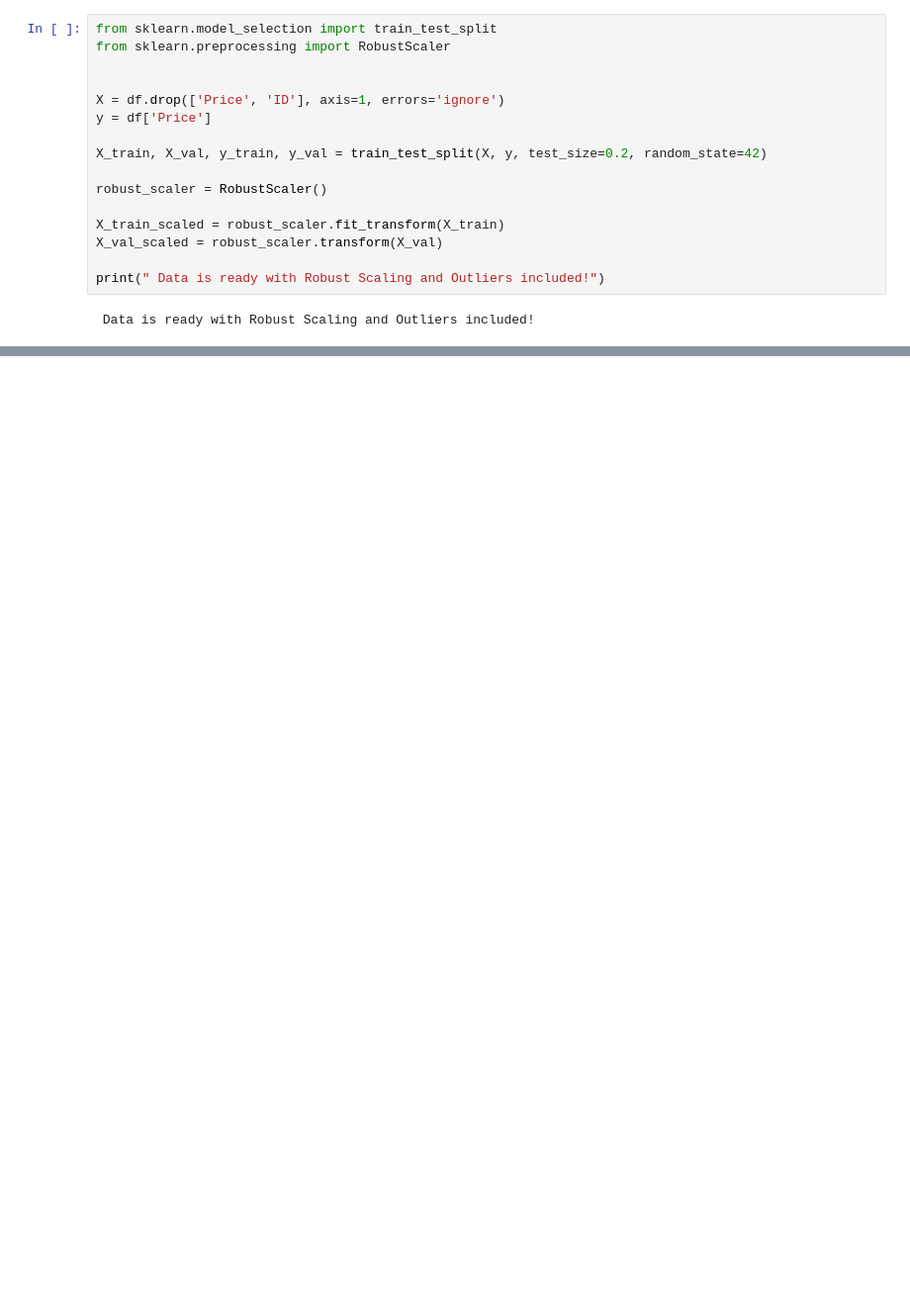
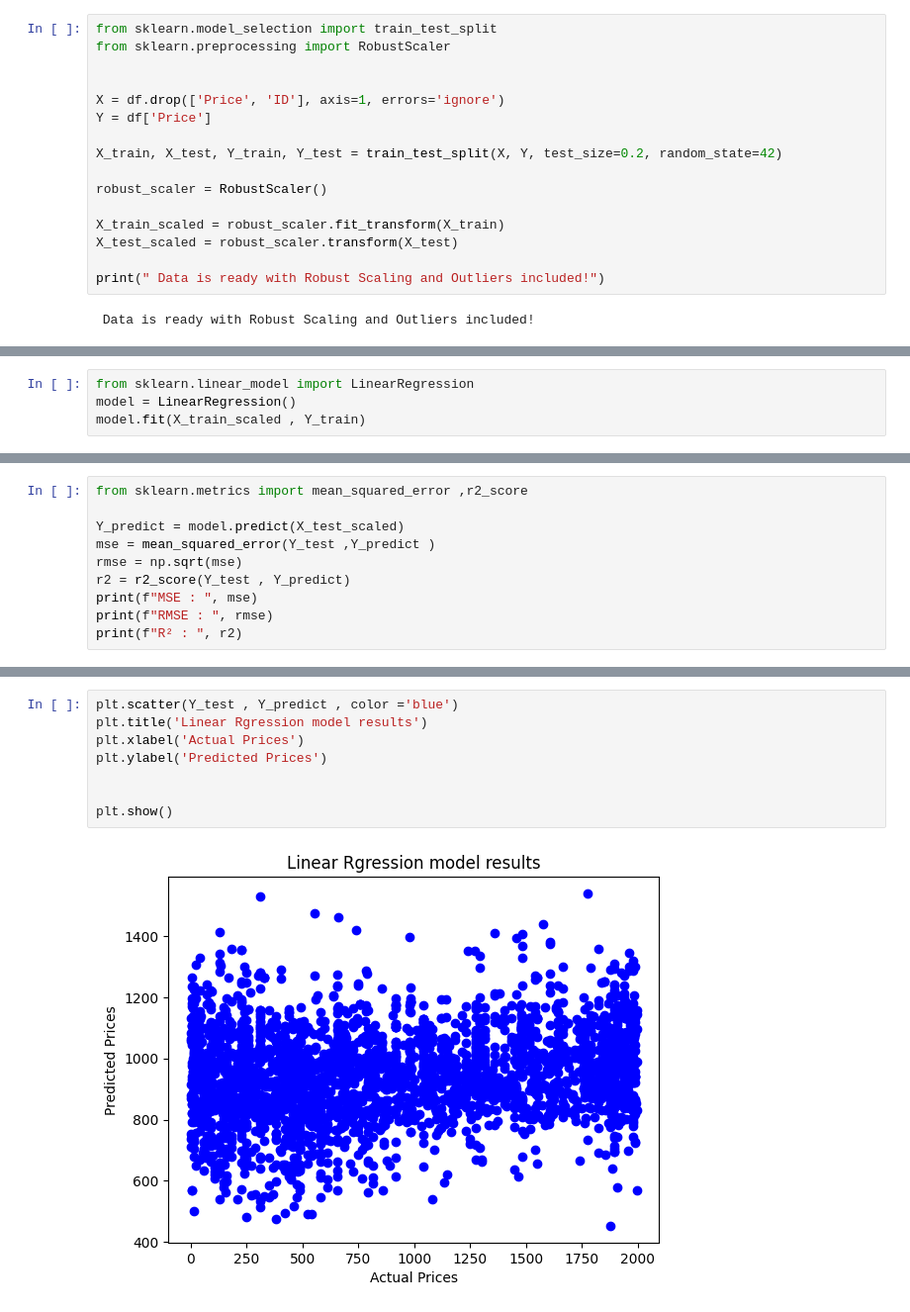
Before and after one commit to waloly29at-oss/Car-Price-Prediction, a Jupyter notebook: src/notebooks/EDA.ipynb, the cells around one changed output, grey strips where cells are left out. Shown at 99% size. Drawn from its saved outputs; the diff is of its cells as text; blank space fills up the shorter version.

Commit message:
Linar regresion and decision tree regressor models

```diff
--- a/src/notebooks/EDA.ipynb
+++ b/src/notebooks/EDA.ipynb
@@ -385,14 +387,14 @@ from sklearn.preprocessing import RobustScaler
 
 
 X = df.drop(['Price', 'ID'], axis=1, errors='ignore')
-y = df['Price']
+Y = df['Price']
 
-X_train, X_val, y_train, y_val = train_test_split(X, y, test_size=0.2, random_state=42)
+X_train, X_test, Y_train, Y_test = train_test_split(X, Y, test_size=0.2, random_state=42)
 
 robust_scaler = RobustScaler()
 
 X_train_scaled = robust_scaler.fit_transform(X_train)
-X_val_scaled = robust_scaler.transform(X_val)
+X_test_scaled = robust_scaler.transform(X_test)
 
 print(" Data is ready with Robust Scaling and Outliers included!")
 # %% [output]
@@ -399,0 +404,4 @@ print(" Data is ready with Robust Scaling and Outliers included!")
+# %%
+from sklearn.linear_model import LinearRegression
+model = LinearRegression()
+model.fit(X_train_scaled , Y_train)
@@ -399,0 +412,10 @@ print(" Data is ready with Robust Scaling and Outliers included!")
+# %%
+from sklearn.metrics import mean_squared_error ,r2_score
+
+Y_predict = model.predict(X_test_scaled)
+mse = mean_squared_error(Y_test ,Y_predict )
+rmse = np.sqrt(mse)
+r2 = r2_score(Y_test , Y_predict)
+print(f"MSE : ", mse)
+print(f"RMSE : ", rmse)
+print(f"R² : ", r2)
@@ -399,0 +445,10 @@ print(" Data is ready with Robust Scaling and Outliers included!")
+# %%
+plt.scatter(Y_test , Y_predict , color ='blue')
+plt.title('Linear Rgression model results')
+plt.xlabel('Actual Prices')
+plt.ylabel('Predicted Prices')
+
+
+plt.show()
+# %% [output]
+[figure, added]
```
Also changed, not shown: parts of 19 cells of this notebook.
